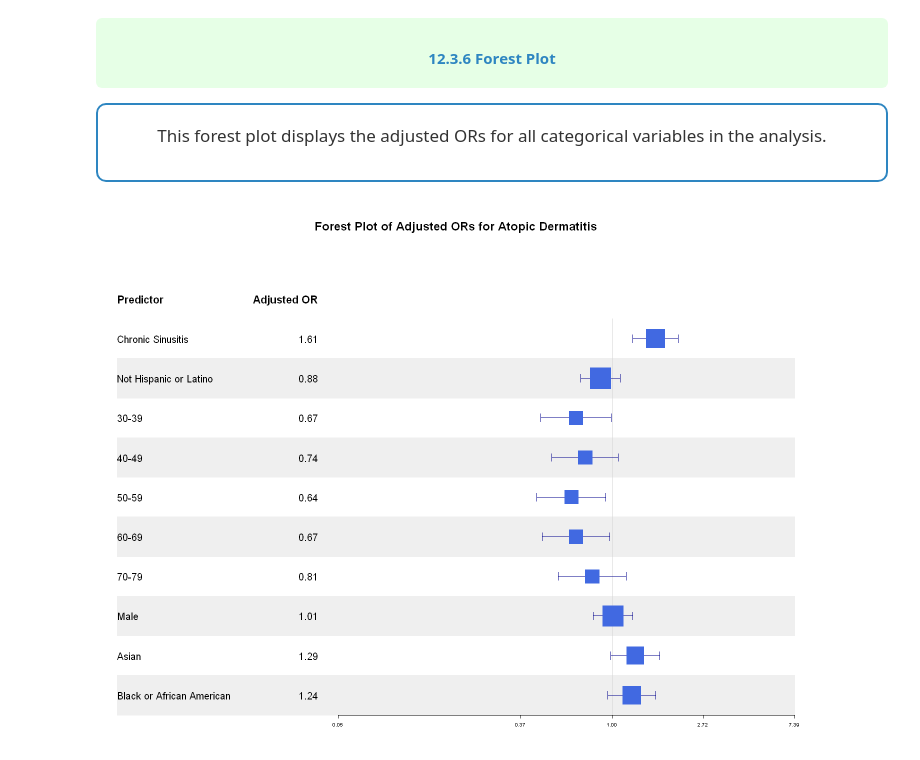
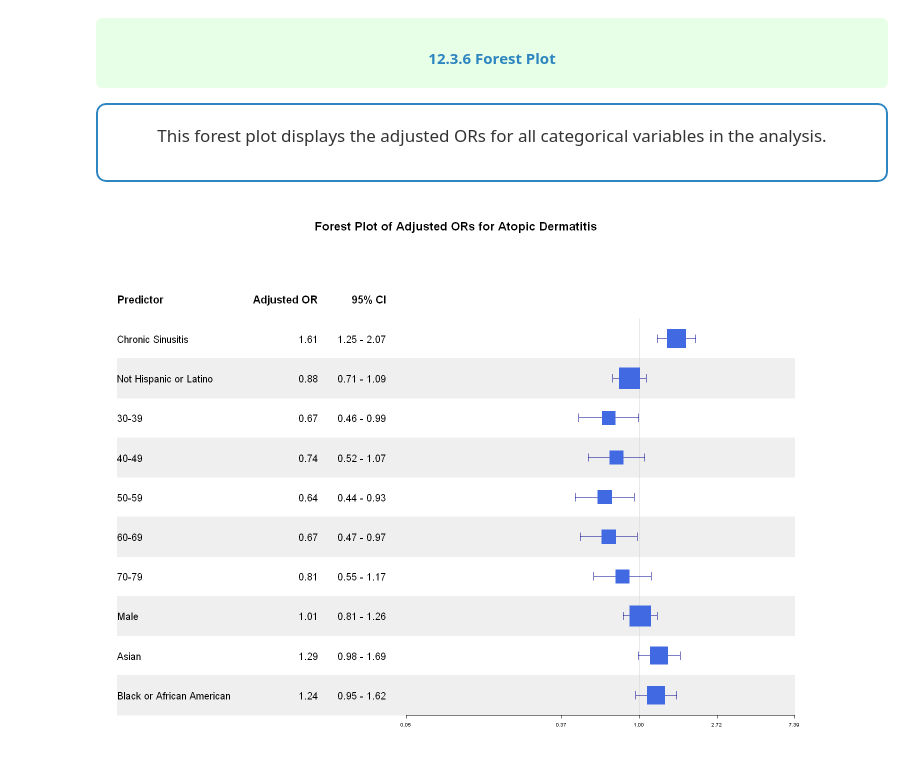
Before and after one commit to AlexisCenname/HSLSCodeTemplates, a Jupyter notebook: R-Association-SyntheticData.ipynb, the cells around one changed output. Saved outputs shown, nothing was run; the diff lists cells and outputs as text; code cells hidden in the pictures.

```diff
--- a/R-Association-SyntheticData.ipynb
+++ b/R-Association-SyntheticData.ipynb
@@ -1182,28 +1182,29 @@ forest_table <- tibble(
   lower = adj_ci[, 1],
   upper = adj_ci[, 2],
   Predictor = str_extract(names(adj_or), pattern="[A-Z0-9].*"),
-  OR = sprintf("%.2f", adj_or)
+  OR = sprintf("%.2f", adj_or),
+  CI = paste(sprintf("%.2f", adj_ci[,1]), "-", sprintf("%.2f", adj_ci[,2]))
 )
 forest_table <- forest_table %>% slice(-1) # get rid of intercept OR
 # %%
 # Set the figure size (width and height) in inches
 options(
   repr.plot.width = 12,   # Width
   repr.plot.height = 9  # Height
 )
 
 
 forest_table %>%
-  forestplot(labeltext = c(Predictor, OR),
+  forestplot(labeltext = c(Predictor, OR, CI),
              clip = c(0.001, 10),
              vertices = TRUE,
              xlog=TRUE,
              xticks = log10(c(.001, 0.1, 1, 10, 100)),
              title = paste("Forest Plot of Adjusted ORs for", condition_1_name)) %>%
   fp_set_style(box = "royalblue",
                line = "darkblue",
                summary = "royalblue") %>%
-  fp_add_header(Predictor = c("", "Predictor"), OR = c("","Adjusted OR")) %>%
+  fp_add_header(Predictor = c("", "Predictor"), OR = c("","Adjusted OR"), CI = c("", "95% CI")) %>%
   fp_set_zebra_style("#EFEFEF")
 # %% [output]
-[figure, old version]
+[figure, new version]
```
Also changed, not shown: parts of 3 cells of this notebook, 3 other files.
